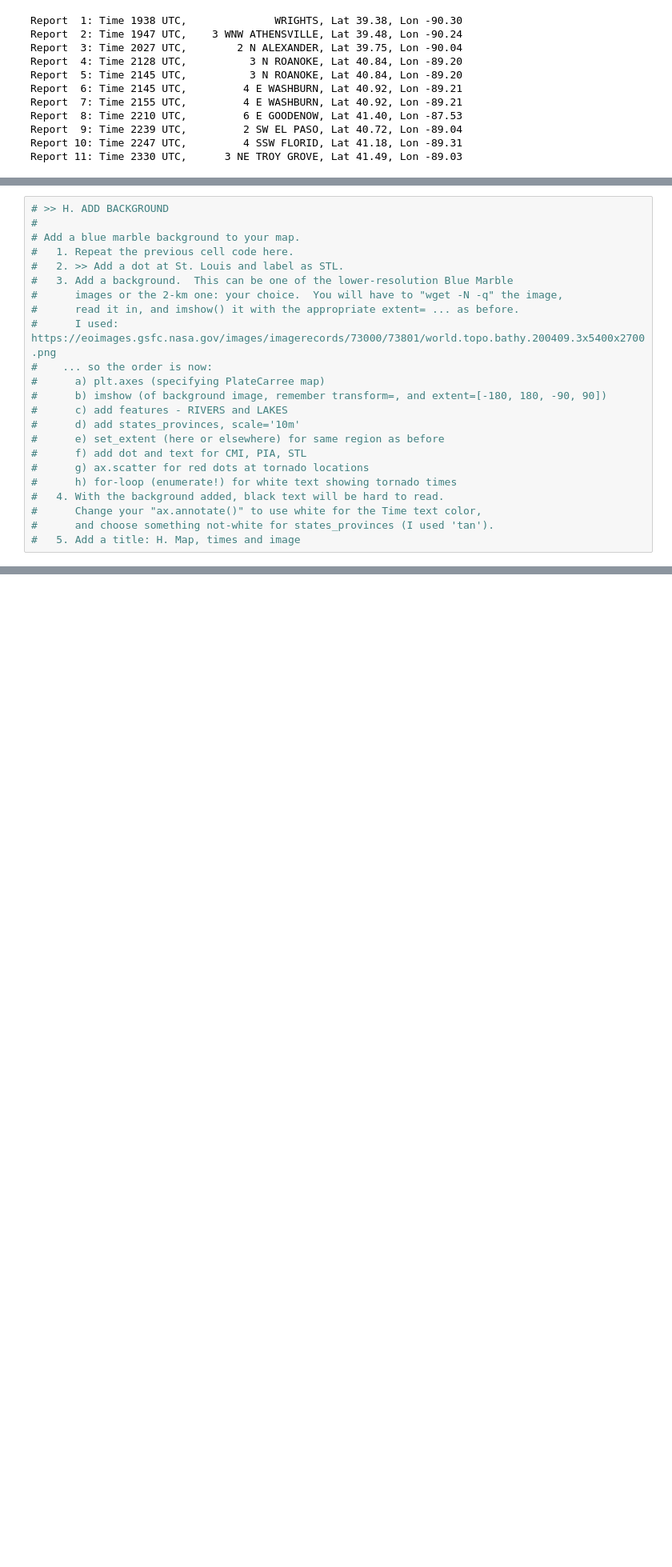
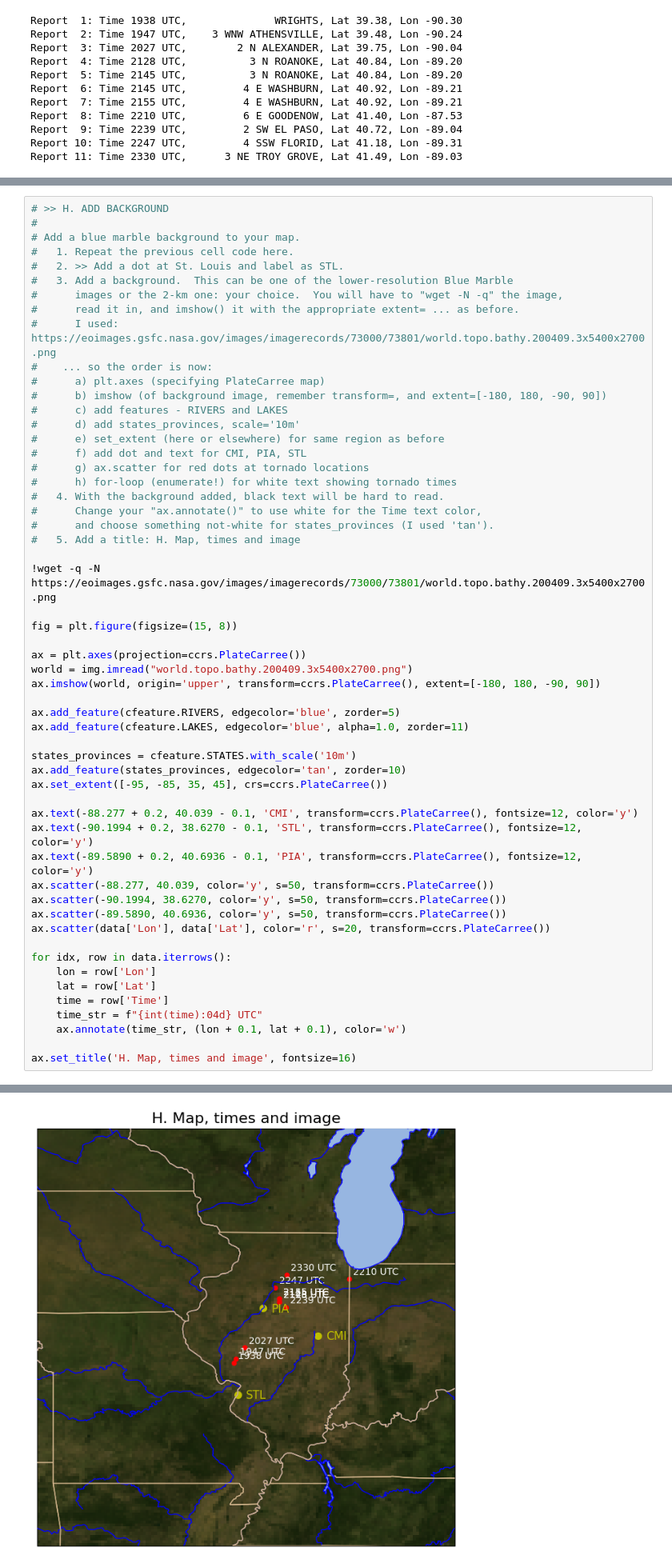
Before and after one commit to TheoXiong7/ATMS-305, a Jupyter notebook: lab21/Lab21_Fa24_MapData2.ipynb, the cells around one changed output, grey strips where cells are left out. Shown at 80% size. Drawn from its saved outputs; the diff is of its cells as text; blank space fills up the shorter version.

```diff
--- a/lab21/Lab21_Fa24_MapData2.ipynb
+++ b/lab21/Lab21_Fa24_MapData2.ipynb
@@ -198,3 +220,36 @@ URLError: <urlopen error [SSL: CERTIFICATE_VERIFY_FAILED] certificate verify fai
 #      Change your "ax.annotate()" to use white for the Time text color,
 #      and choose something not-white for states_provinces (I used 'tan').
 #   5. Add a title: H. Map, times and image
+
+!wget -q -N https://eoimages.gsfc.nasa.gov/images/imagerecords/73000/73801/world.topo.bathy.200409.3x5400x2700.png
+
+fig = plt.figure(figsize=(15, 8))
+
+ax = plt.axes(projection=ccrs.PlateCarree())
+world = img.imread("world.topo.bathy.200409.3x5400x2700.png")
+ax.imshow(world, origin='upper', transform=ccrs.PlateCarree(), extent=[-180, 180, -90, 90])
+
+ax.add_feature(cfeature.RIVERS, edgecolor='blue', zorder=5)
+ax.add_feature(cfeature.LAKES, edgecolor='blue', alpha=1.0, zorder=11)
+
+states_provinces = cfeature.STATES.with_scale('10m')
+ax.add_feature(states_provinces, edgecolor='tan', zorder=10)
+ax.set_extent([-95, -85, 35, 45], crs=ccrs.PlateCarree())
+
+ax.text(-88.277 + 0.2, 40.039 - 0.1, 'CMI', transform=ccrs.PlateCarree(), fontsize=12, color='y')
+ax.text(-90.1994 + 0.2, 38.6270 - 0.1, 'STL', transform=ccrs.PlateCarree(), fontsize=12, color='y')
+ax.text(-89.5890 + 0.2, 40.6936 - 0.1, 'PIA', transform=ccrs.PlateCarree(), fontsize=12, color='y')
+ax.scatter(-88.277, 40.039, color='y', s=50, transform=ccrs.PlateCarree())
+ax.scatter(-90.1994, 38.6270, color='y', s=50, transform=ccrs.PlateCarree())
+ax.scatter(-89.5890, 40.6936, color='y', s=50, transform=ccrs.PlateCarree())
+ax.scatter(data['Lon'], data['Lat'], color='r', s=20, transform=ccrs.PlateCarree())
+
+for idx, row in data.iterrows():
+    lon = row['Lon']
+    lat = row['Lat']
+    time = row['Time']
+    time_str = f"{int(time):04d} UTC"
+    ax.annotate(time_str, (lon + 0.1, lat + 0.1), color='w')
+
+ax.set_title('H. Map, times and image', fontsize=16)
+# %% [output]
@@ -201,3 +257,4 @@ URLError: <urlopen error [SSL: CERTIFICATE_VERIFY_FAILED] certificate verify fai
+[figure, added]
 # %%
 # USE THIS cell to SAVE NOTEBOOK as HTML
 # %%shell
```
Also changed, not shown: parts of 3 cells of this notebook, 4 other files.
